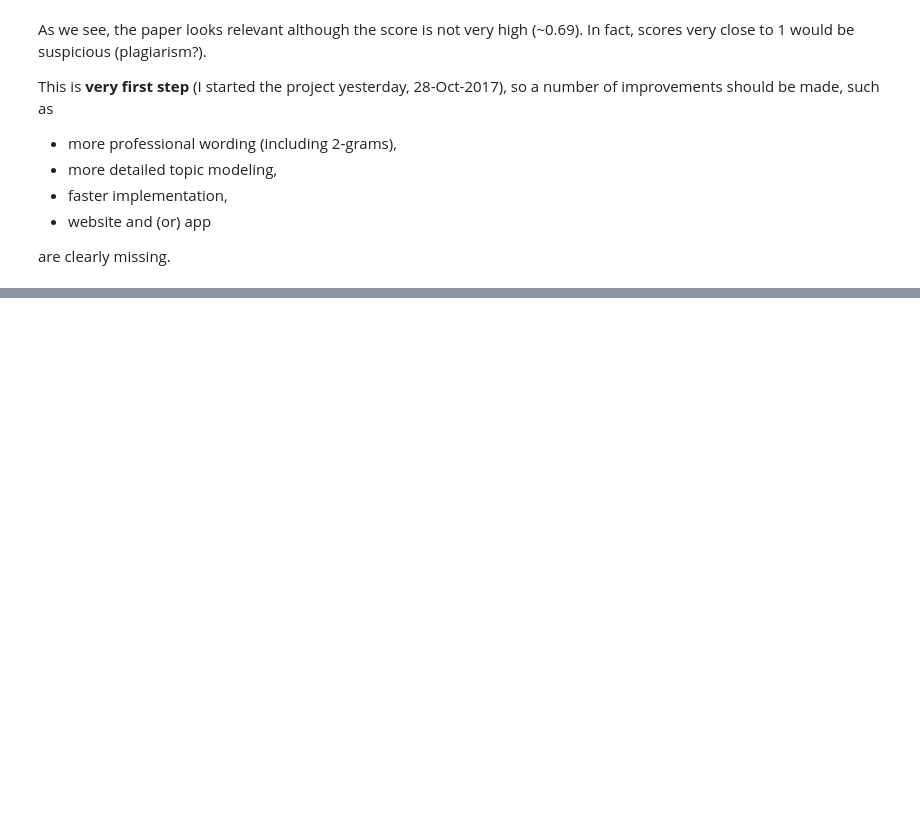
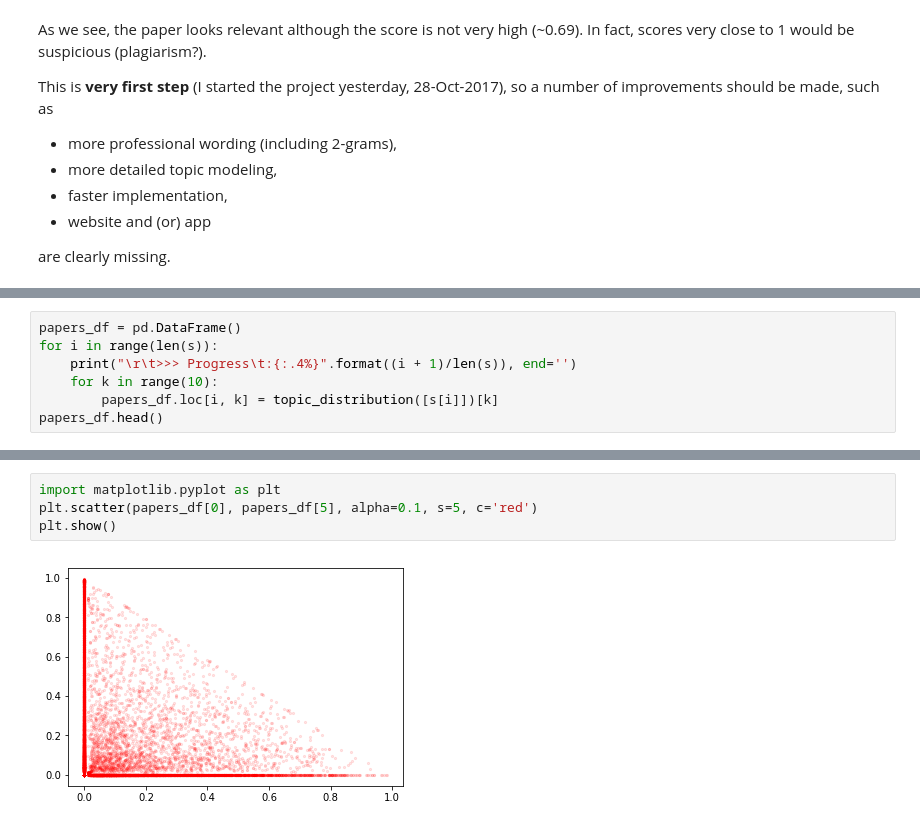
Before and after one commit to Dima806/arXiv-LdaModel-classifier, a Jupyter notebook: arXiv-LdaModel-classifier-example.ipynb, the cells around one changed output, grey strips where cells are left out. Cells and saved outputs as stored; diff of their text form; blank space fills up the shorter version.

Commit message:
added visual-2

```diff
--- a/arXiv-LdaModel-classifier-example.ipynb
+++ b/arXiv-LdaModel-classifier-example.ipynb
@@ -208,0 +220,7 @@ are clearly missing.
+# %%
+papers_df = pd.DataFrame()
+for i in range(len(s)):
+    print("\r\t>>> Progress\t:{:.4%}".format((i + 1)/len(s)), end='')
+    for k in range(10):
+        papers_df.loc[i, k] = topic_distribution([s[i]])[k]
+papers_df.head()
@@ -208,0 +247,6 @@ are clearly missing.
+# %%
+import matplotlib.pyplot as plt
+plt.scatter(papers_df[0], papers_df[5], alpha=0.1, s=5, c='red')
+plt.show()
+# %% [output]
+[figure, added]
```
Also changed, not shown: parts of 10 cells of this notebook, 1 other file.
